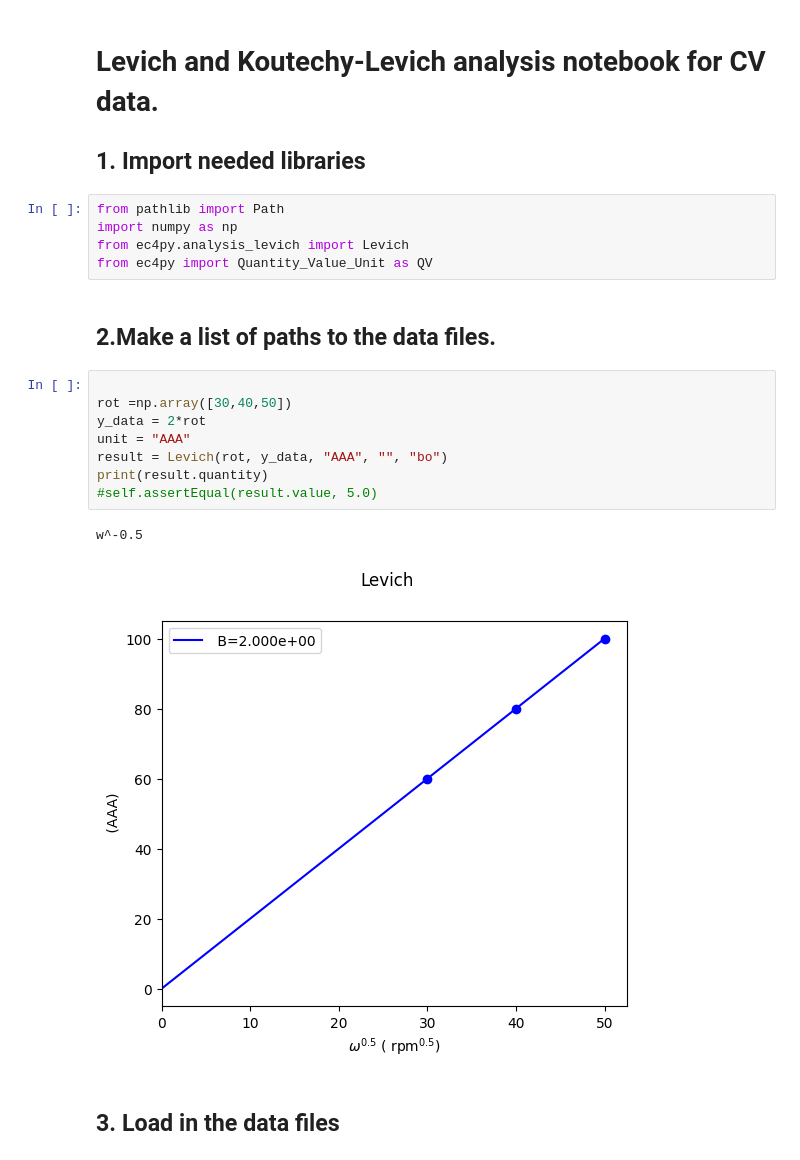
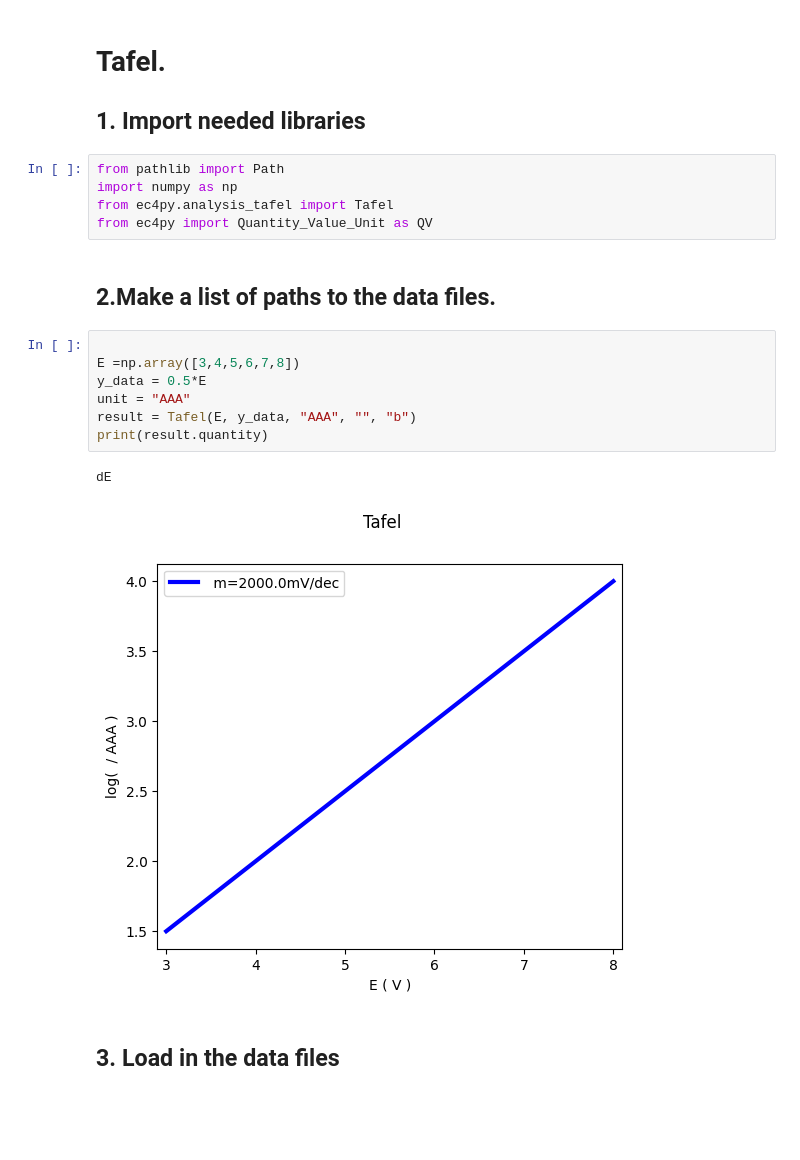
Before and after one commit to NordicEC/EC4py, a Jupyter notebook: dev/Levich/Levich_1.ipynb, the cells around one changed output. Saved outputs shown, nothing was run; the diff lists cells and outputs as text; blank space fills up the shorter version.

```diff
--- a/dev/Levich/Levich_1.ipynb
+++ b/dev/Levich/Levich_1.ipynb
@@ -1,25 +1,24 @@
 # %% [markdown]
-# Levich and Koutechy-Levich analysis notebook for CV data.
+# Tafel.
 
 ## 1. Import needed libraries
 # %%
 from pathlib import Path
 import numpy as np
-from ec4py.analysis_levich import Levich
+from ec4py.analysis_tafel import Tafel
 from ec4py import Quantity_Value_Unit as QV
 # %% [markdown]
 ## 2.Make a list of paths to the data files.
 # %%
 
-rot =np.array([30,40,50])
-y_data = 2*rot
+E =np.array([3,4,5,6,7,8])
+y_data = 0.5*E
 unit = "AAA"
-result = Levich(rot, y_data, "AAA", "", "bo")
+result = Tafel(E, y_data, "AAA", "", "b")
 print(result.quantity)
-#self.assertEqual(result.value, 5.0)
 # %% [output]
-w^-0.5
+dE
-[figure, old version]
+[figure, new version]
 # %% [markdown]
 ## 3. Load in the data files
 # %%
```
Also changed, not shown: 18 other files.
